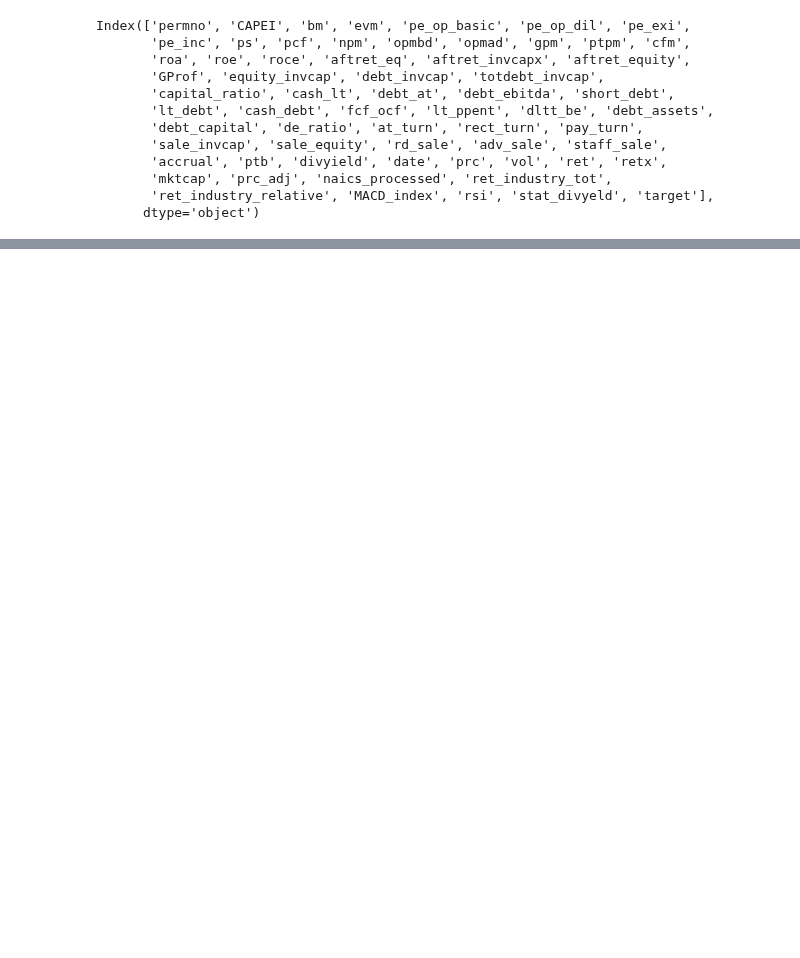
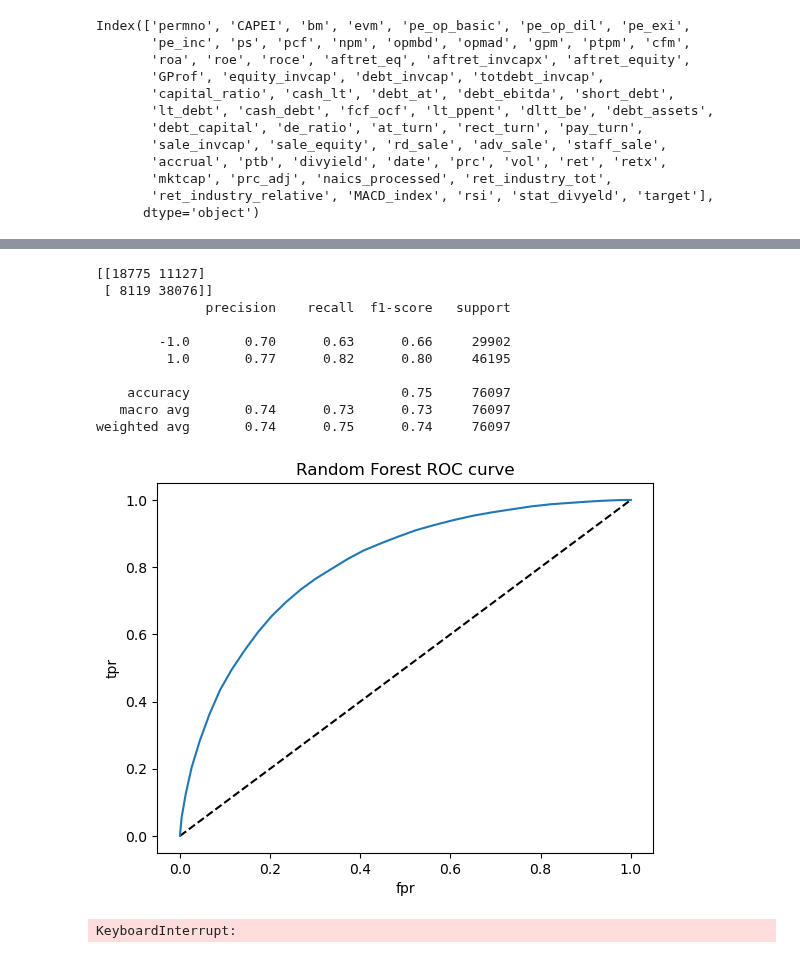
Before and after one commit to NotFrancee/bsic_hephaestus_paper, a Jupyter notebook: src/randomforest.ipynb, the cells around one changed output, grey strips where cells are left out. Drawn from its saved outputs; the diff is of its cells as text; code cells hidden in the pictures; blank space fills up the shorter version.

```diff
--- a/src/randomforest.ipynb
+++ b/src/randomforest.ipynb
@@ -54,0 +43,5 @@ plt.plot(fpr, tpr)
+# %%
+# Use just the part of the dataset bewtween 2010 and 2012
+# I have the date
+df['Year'] = pd.to_datetime(df['date']).dt.year
+df = df[(df['Year'] >= 2010) & (df['Year'] <= 2012)]
@@ -54,0 +58,53 @@ plt.plot(fpr, tpr)
+# %%
+# Selecting the features and the target
+X = df[['MACD_index', 'rsi',  'mktcap', 'vol', 'ret_industry_tot']]
+y = df['target']
+# Splitting the dataset into the Training set and Test set
+X_train, X_test, y_train, y_test = train_test_split(X, y, test_size = 0.2, random_state = 0)
+# Random Forest Classifier
+classifier = RandomForestClassifier(n_estimators = 30, criterion = 'entropy', random_state = 0)
+classifier.fit(X_train, y_train)
+# Predicting the Test set results
+y_pred = classifier.predict(X_test)
+# Making the Confusion Matrix
+cm = confusion_matrix(y_test, y_pred)
+print(cm)
+print(classification_report(y_test, y_pred))
+# ROC Curve
+y_pred_proba = classifier.predict_proba(X_test)[:,1]
+fpr, tpr, thresholds = roc_curve(y_test, y_pred_proba)
+plt.plot([0,1], [0,1], 'k--')
+plt.plot(fpr, tpr, label='Random Forest')
+plt.xlabel('fpr')
+plt.ylabel('tpr')
+plt.title('Random Forest ROC curve')
+plt.show()
+# AUC
+roc_auc_score(y_test, y_pred_proba)
+# Learning Curve
+train_sizes, train_scores, test_scores = learning_curve(RandomForestClassifier(n_estimators = 30, criterion = 'entropy', random_state = 0), X, y, cv=10, scoring='accuracy', train_sizes=np.linspace(0.01, 1.0, 50))
+train_mean = np.mean(train_scores, axis=1)
+train_std = np.std(train_scores, axis=1)
+test_mean = np.mean(test_scores, axis=1)
+test_std = np.std(test_scores, axis=1)
+plt.plot(train_sizes, train_mean, label='train accuracy')
+plt.plot(train_sizes, test_mean, label='test accuracy')
+plt.fill_between(train_sizes, train_mean - train_std, train_mean + train_std, color='#DDDDDD')
+plt.fill_between(train_sizes, test_mean - test_std, test_mean + test_std, color='#DDDDDD')
+plt.title('Learning Curve')
+plt.xlabel('Training Size')
+plt.ylabel('Accuracy')
+plt.show()
+# %% [output]
+[[18775 11127]
+ [ 8119 38076]]
+              precision    recall  f1-score   support
+
+        -1.0       0.70      0.63      0.66     29902
+         1.0       0.77      0.82      0.80     46195
+
+    accuracy                           0.75     76097
+   macro avg       0.74      0.73      0.73     76097
+weighted avg       0.74      0.75      0.74     76097
+[figure, added]
+KeyboardInterrupt:
```
Also changed, not shown: parts of 6 cells of this notebook.
